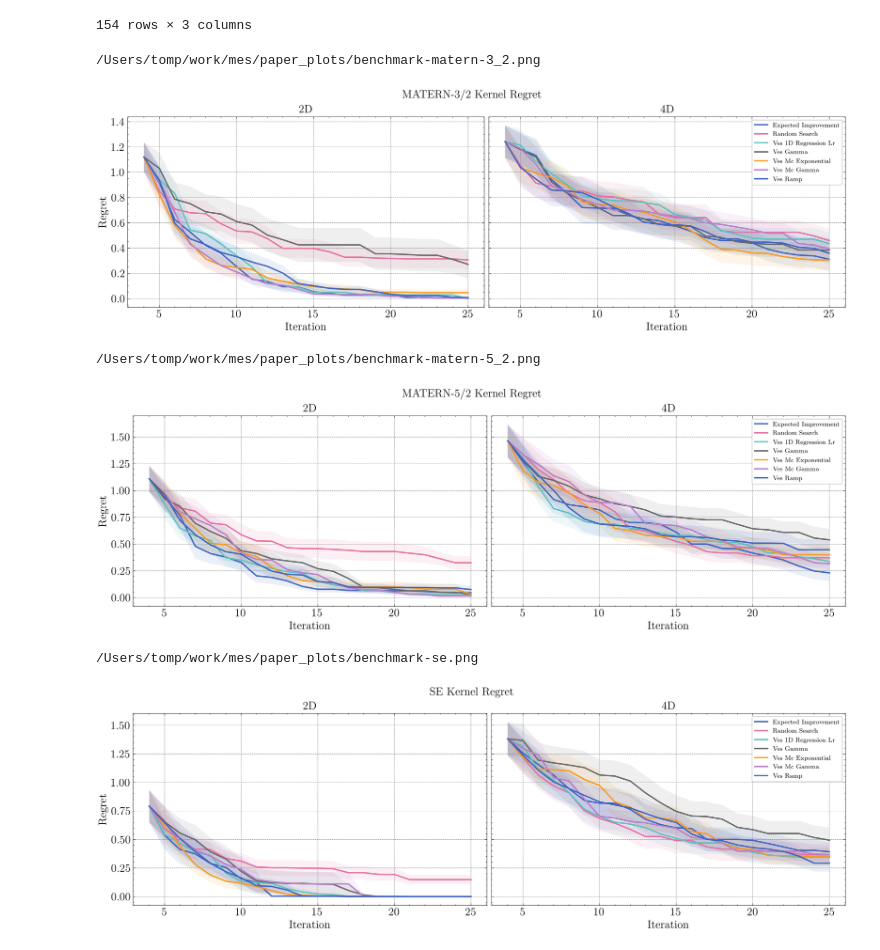
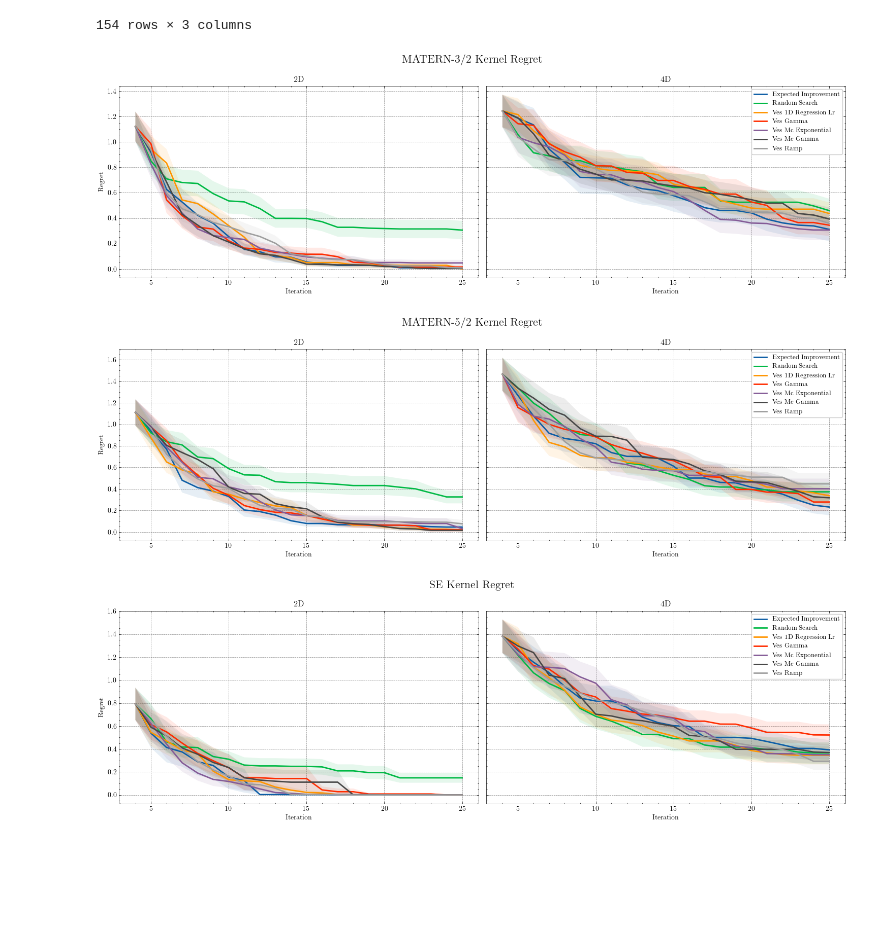
Before and after one commit to graphcore-research/mes, a Jupyter notebook: paper_plots/analyze.ipynb, the cells around one changed output. Drawn from its saved outputs; the diff is of its cells as text; code cells hidden in the pictures; blank space fills up the shorter version.

```diff
--- a/paper_plots/analyze.ipynb
+++ b/paper_plots/analyze.ipynb
@@ -75,7 +75,7 @@ regret_df.loc[('matern-3/2', 4)]
 |  | 25 | 0.359330 | 0.404704 | 25 |
 154 rows × 3 columns
 # %%
-plt.style.use(['science', 'grid', 'retro'])
+plt.style.use(['science', 'grid'])
 def _plot_single(ax, data, n_dim):
     """Plot regret data for a single dimension on the given axis"""
     for acq_func in data.index.get_level_values('acq_func').unique():
@@ -91,38 +91,35 @@ def _plot_single(ax, data, n_dim):
                         alpha=0.1)
 
     ax.set_xlabel('Iteration')
     ax.set_title(f'{n_dim}D')
     # ax.grid(True, alpha=0.3) # use style instead
 
 def plot_kernel(kernel_type, kernel_data):
     """Plot regret comparison for a specific kernel type with subplots for each dimension"""
     n_dims = kernel_data.index.get_level_values('n_dim').unique()
 
     fig, axes = plt.subplots(1, len(n_dims), figsize=(15, 5), sharey=True)
     if len(n_dims) == 1:
         axes = [axes]
 
     for i, n_dim in enumerate(n_dims):
         data = kernel_data.loc[n_dim]
         _plot_single(axes[i], data, n_dim)
 
         if i == 0:
             axes[i].set_ylabel('Regret')
 
     axes[-1].legend(loc='upper right', fontsize=9.2) # to put outside the plot: bbox_to_anchor=(1.05, 1),
     fig.suptitle(f'{kernel_type.upper()} Kernel Regret', fontsize=16)
     plt.tight_layout()
-    print(SAVE_DIR / f"benchmark-{kernel_type.replace('/', '_')}.png")
-    fig.savefig(SAVE_DIR / f"benchmark-{kernel_type.replace('/', '_')}.png", dpi=300)
+    fp = SAVE_DIR / f"benchmark-{kernel_type.replace('/', '_')}.png"
+    fig.savefig(fp, dpi=300)
     plt.show()
 
 for kernel_type in regret_df.index.get_level_values('kernel_type').unique():
     kernel_data = regret_df.loc[kernel_type]
     plot_kernel(kernel_type, kernel_data)
 # %% [output]
-/Users/tomp/work/mes/paper_plots/benchmark-matern-3_2.png
-[figure, old version]
+[figure, new version]
-/Users/tomp/work/mes/paper_plots/benchmark-matern-5_2.png
-[figure, old version]
+[figure, new version]
-/Users/tomp/work/mes/paper_plots/benchmark-se.png
-[figure, old version]
+[figure, new version]
```
Also changed, not shown: parts of 1 cell of this notebook, 5 other files.
